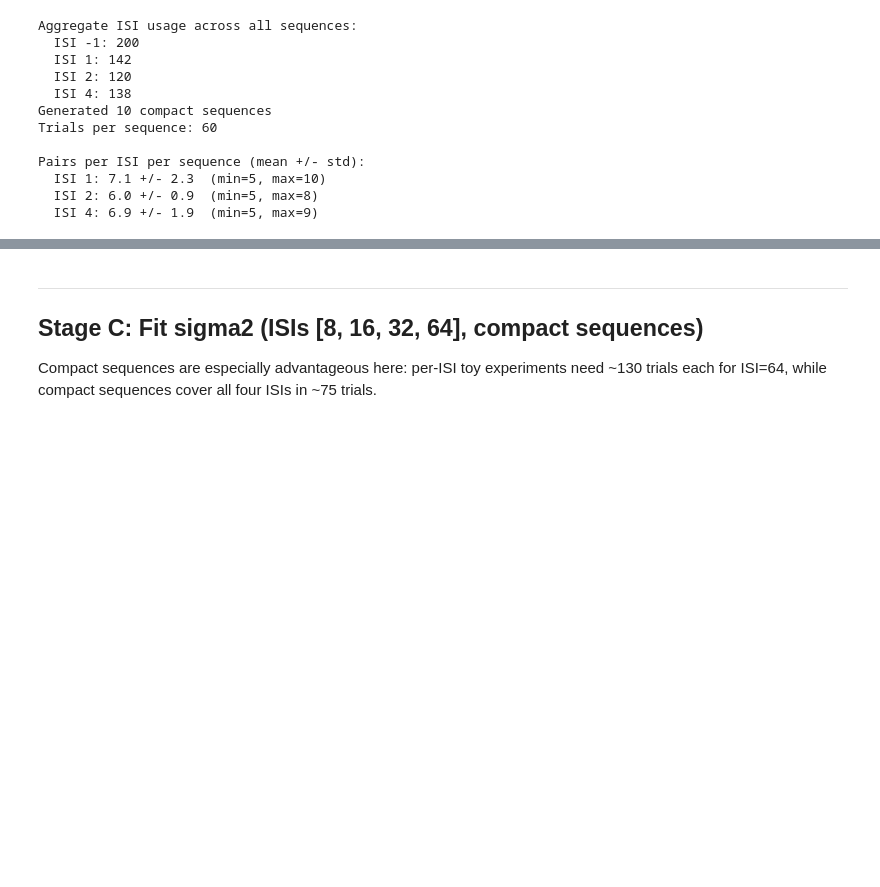
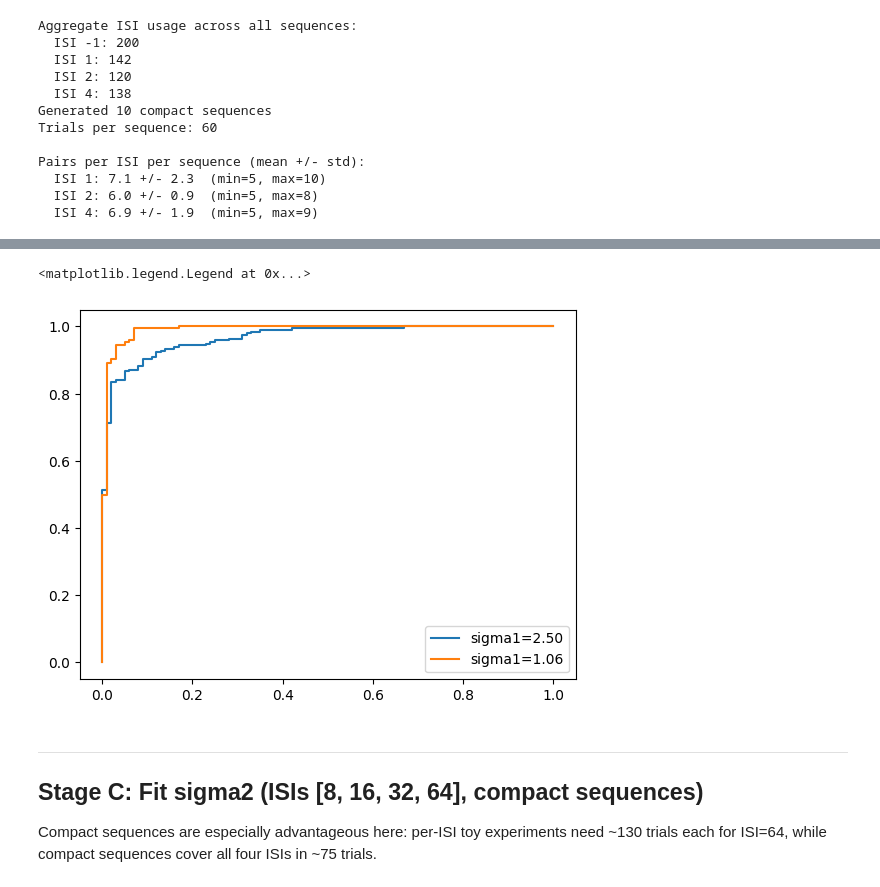
Before and after one commit to bjmedina/memory, a Jupyter notebook: notebooks/2026-03-08_three-stage-compact-fitting-v3-sparse12.ipynb, the cells around one changed output, grey strips where cells are left out. Cells and saved outputs as stored; diff of their text form; code cells hidden in the pictures; blank space fills up the shorter version.

```diff
--- a/notebooks/2026-03-08_three-stage-compact-fitting-v3-sparse12.ipynb
+++ b/notebooks/2026-03-08_three-stage-compact-fitting-v3-sparse12.ipynb
@@ -467,3 +451,18 @@ TypeError: only length-1 arrays can be converted to Python scalars
+# %%
+stage_b["all_results"][3].keys()#, stage_b["all_results"][7]['sigma_value']]
+fpr1, tpr1, _ = roc_from_arrays(-stage_b["all_results"][3]['fas_arr'], -stage_b["all_results"][3]['hits_arr'] )
+
+fpr2, tpr2, _ = roc_from_arrays(-stage_b["all_results"][7]['fas_arr'], -stage_b["all_results"][7]['hits_arr'] )
+
+
+plt.plot(fpr2, tpr2, label=f"sigma1={stage_b["all_results"][7]['sigma_value']:.2f}")
+plt.plot(fpr1, tpr1, label=f"sigma1={stage_b["all_results"][3]['sigma_value']:.2f}")
+
+plt.legend()
+#roc_from_arrays_with_threshold
+# %% [output]
+<matplotlib.legend.Legend at 0x...>
+[figure, added]
 # %% [markdown]
 ---
 ## Stage C: Fit sigma2 (ISIs [8, 16, 32, 64], compact sequences)
```
Also changed, not shown: parts of 7 cells of this notebook, 3 other files.
